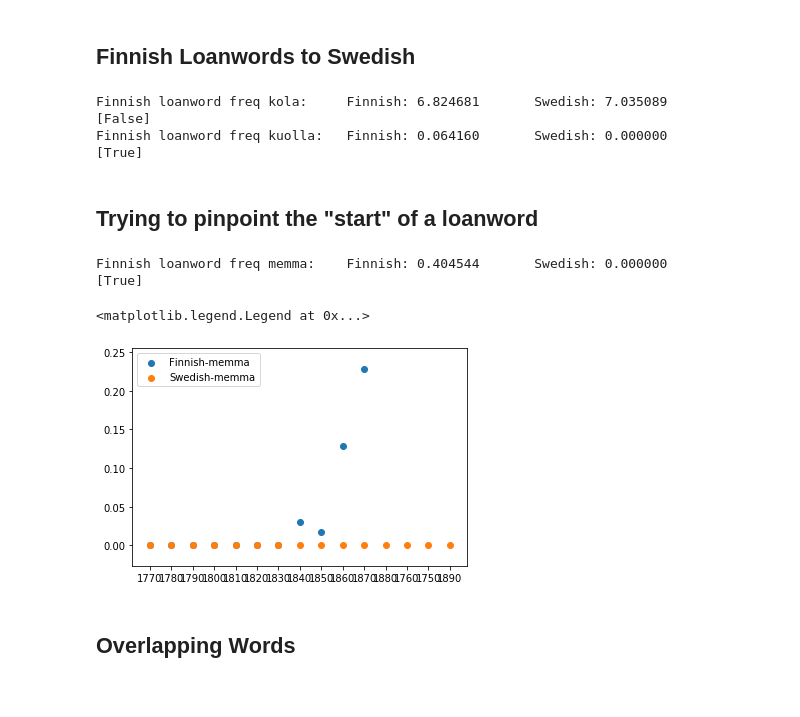
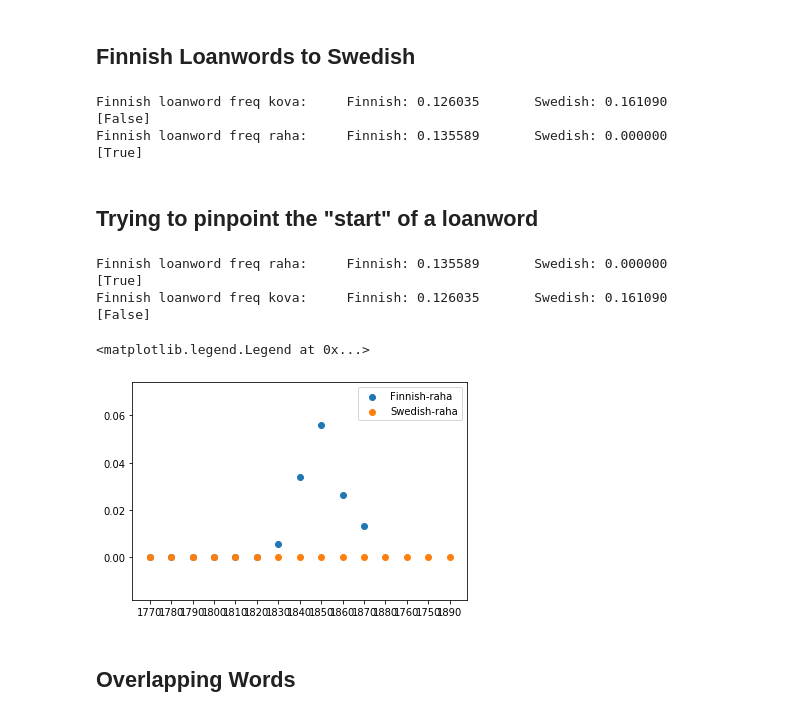
Before and after one commit to linnealovespie/scandinavian-languages, a Jupyter notebook: TopWords.ipynb, the cells around one changed output. Saved outputs shown, nothing was run; the diff lists cells and outputs as text; code cells hidden in the pictures.

Commit message:
clean up and add examples of trends with loanwords

```diff
--- a/TopWords.ipynb
+++ b/TopWords.ipynb
@@ -12,4 +18,4 @@ from math import log
 # %%
-finCountSource = "scandinavian-languages/data/Finnish/temp_txt"
-sweCountSource = "scandinavian-languages/data/Swedish/"
+finCountSource = "data/Finnish/temp_txt"
+sweCountSource = "data/Swedish/"
 decades = [str(i) for i in range(1750, 1910, 10)]
@@ -290,8 +213,9 @@ in S but not F:  {'stockholm', 'norrköping', 'öre', 'kunna', 'oell', 'sorn', '
 """candidates = ["kola", "kova", "pärta", "pulka", "tojs", "mujka", "memma", "rapakivi", "koling"]
 candidates = ["pojke", "poika"]
 candidates = ["kängor", "hyvens", "kola", "rappakalja", "memma", "sisu", "pulka"]
-candidates = ["krabbis", "håsa", "mink", "mujka", "pjäxa", "talko", "talkoot"]"""
-candidates =  ["kola", "kuolla"]
+candidates = ["krabbis", "håsa", "mink", "mujka", "pjäxa", "talko", "talkoot"]
+candidates =  ["kola", "kuolla"]"""
+candidates = ["kova", "raha"]
 for cand in candidates:
     #finFreq = sum([log(c[cand]+1)-log(sum(c.values())) for c in fin.allCounters.values()])
     #sweFreq = sum([log(c[cand]+1)-log(sum(c.values())) for c in swe.allCounters.values()])
@@ -313,12 +237,12 @@ for cand in candidates:
         cand, finFreq, sweFreq, str(finFreq > sweFreq)
     ))
 # %% [output]
-Finnish loanword freq kola:     Finnish: 6.824681       Swedish: 7.035089        [False]
-Finnish loanword freq kuolla:   Finnish: 0.064160       Swedish: 0.000000        [True]
+Finnish loanword freq kova:     Finnish: 0.126035       Swedish: 0.161090        [False]
+Finnish loanword freq raha:     Finnish: 0.135589       Swedish: 0.000000        [True]
 # %% [markdown]
 ## Trying to pinpoint the "start" of a loanword
 # %%
-candidates =  ["memma"]
+candidates =  ["raha", "kova"]
 candidates_d = {k: [] for k in candidates}
 for cand in candidates:
     finCount = [c[cand] for c in fin.allCounters.values()]
@@ -338,14 +262,15 @@ for cand in candidates:
         cand, finFreq, sweFreq, str(finFreq > sweFreq)
     ))
 # %% [output]
-Finnish loanword freq memma:    Finnish: 0.404544       Swedish: 0.000000        [True]
+Finnish loanword freq raha:     Finnish: 0.135589       Swedish: 0.000000        [True]
+Finnish loanword freq kova:     Finnish: 0.126035       Swedish: 0.161090        [False]
 # %%
-plt.scatter(list(fin.allCounters.keys()), candidates_d['memma'][0], label="Finnish-memma")
-plt.scatter(list(swe.allCounters.keys()), candidates_d['memma'][1], label="Swedish-memma")
+plt.scatter(list(fin.allCounters.keys()), candidates_d['raha'][0], label="Finnish-raha")
+plt.scatter(list(swe.allCounters.keys()), candidates_d['raha'][1], label="Swedish-raha")
 plt.legend()
 # %% [output]
 <matplotlib.legend.Legend at 0x...>
-[figure, old version]
+[figure, new version]
 # %% [markdown]
 ## Overlapping Words
 # %%
```
Also changed, not shown: parts of 4 cells of this notebook, 1 other file.
